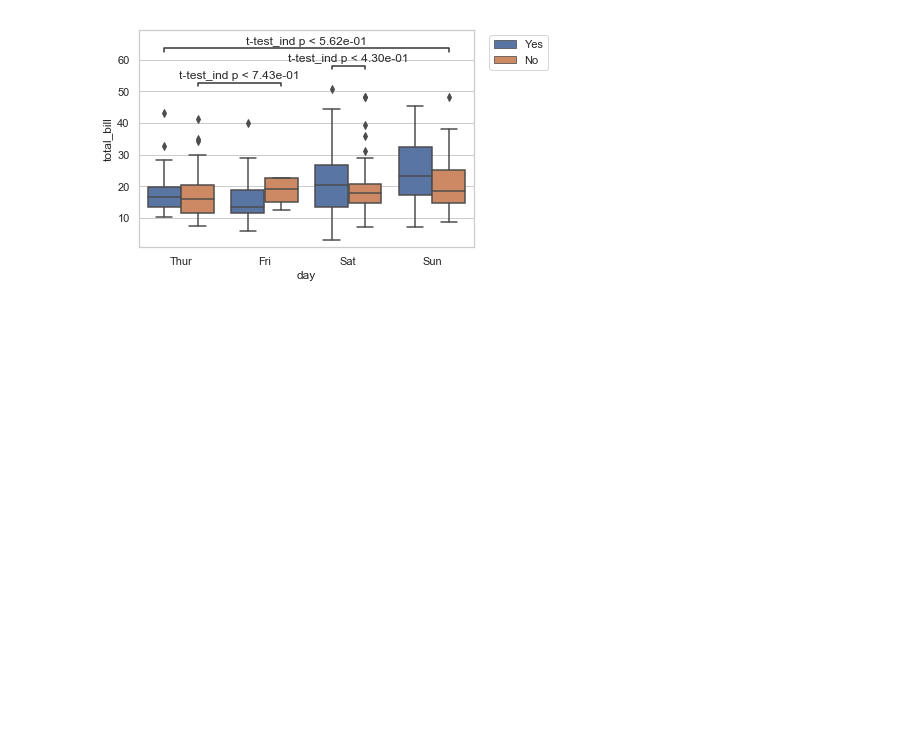
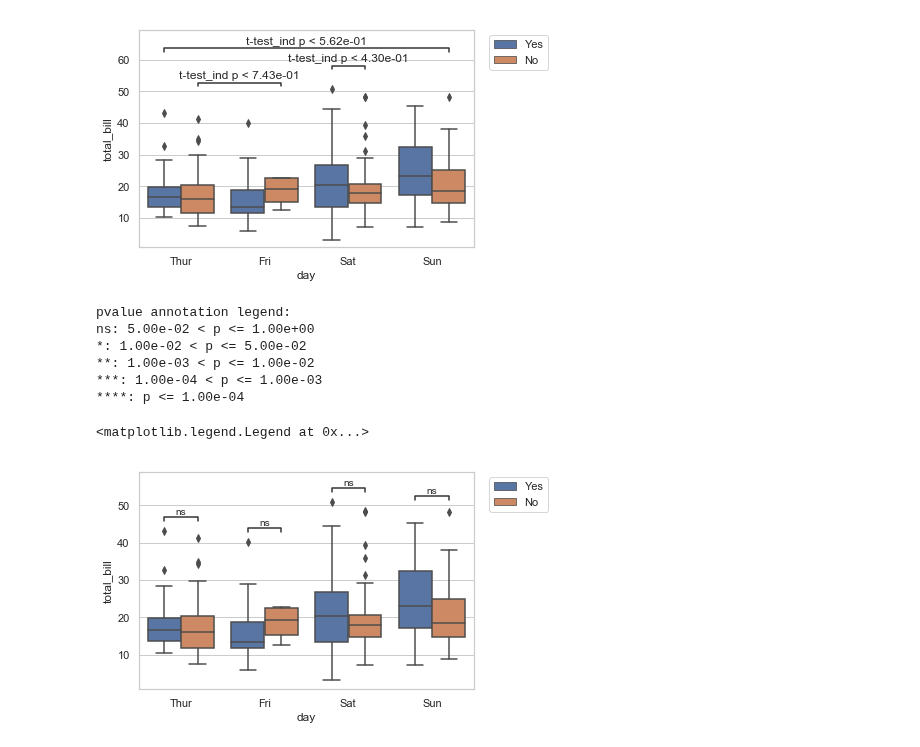
Before and after one commit to trevismd/statannotations, a Jupyter notebook: example/example.ipynb, the cells around one changed output. Drawn from its saved outputs; the diff is of its cells as text; code cells hidden in the pictures; blank space fills up the shorter version.

```diff
--- a/example/example.ipynb
+++ b/example/example.ipynb
@@ -171,3 +176,25 @@ Sat_Yes v.s. Sat_No: t-test independent samples, P_val=4.304e-01 stat=7.922e-01
 Sun_No v.s. Thur_Yes: t-test independent samples, P_val=5.623e-01 stat=5.822e-01
 <matplotlib.legend.Legend at 0x...>
 [figure]
+# %%
+# In certain cases, we would prefer to place each annotation just above the boxes,
+# without increasing the y offset.
+
+x = "day"
+y = "total_bill"
+hue = "smoker"
+ax = sns.boxplot(data=df, x=x, y=y, hue=hue)
+add_stat_annotation(ax, data=df, x=x, y=y, hue=hue,
+                    boxPairList=[((day, "Yes"), (day, "No")) for day in df['day'].unique()],
+                    test='t-test_ind', textFormat='star', loc='inside',
+                    stack=False)
+plt.legend(loc='upper left', bbox_to_anchor=(1.03, 1))
+# %% [output]
+pvalue annotation legend:
+ns: 5.00e-02 < p <= 1.00e+00
+*: 1.00e-02 < p <= 5.00e-02
+**: 1.00e-03 < p <= 1.00e-02
+***: 1.00e-04 < p <= 1.00e-03
+****: p <= 1.00e-04
+<matplotlib.legend.Legend at 0x...>
+[figure, added]
```
Also changed, not shown: parts of 6 cells of this notebook, 2 other files.
